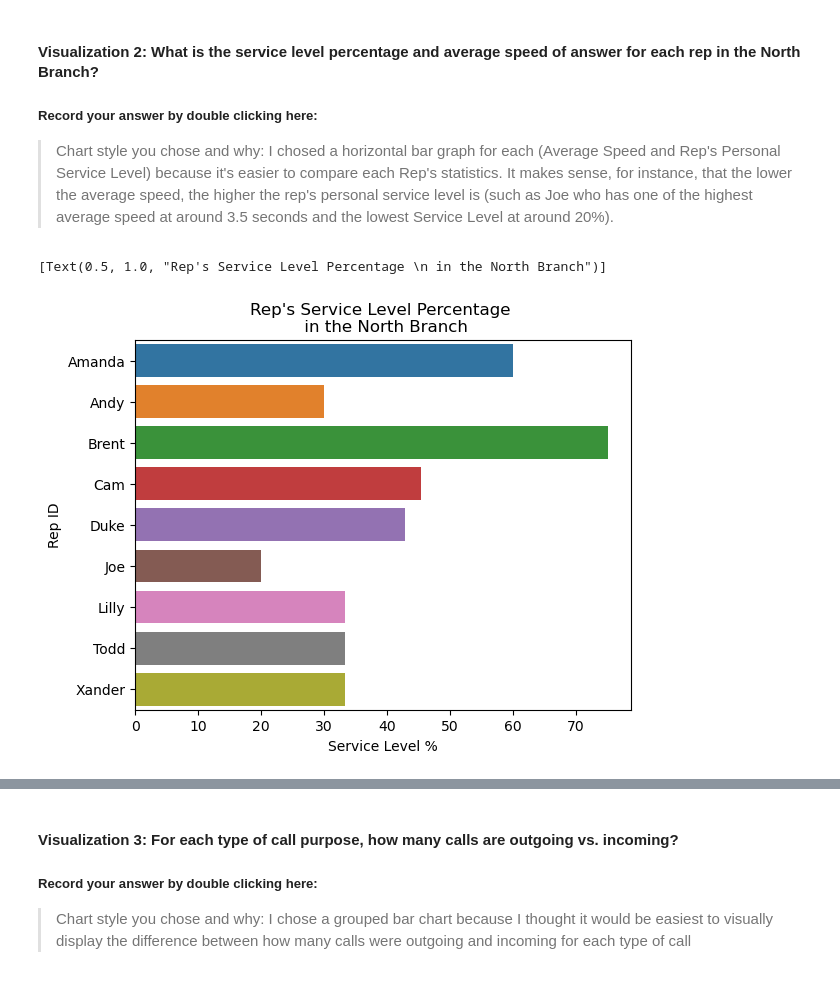
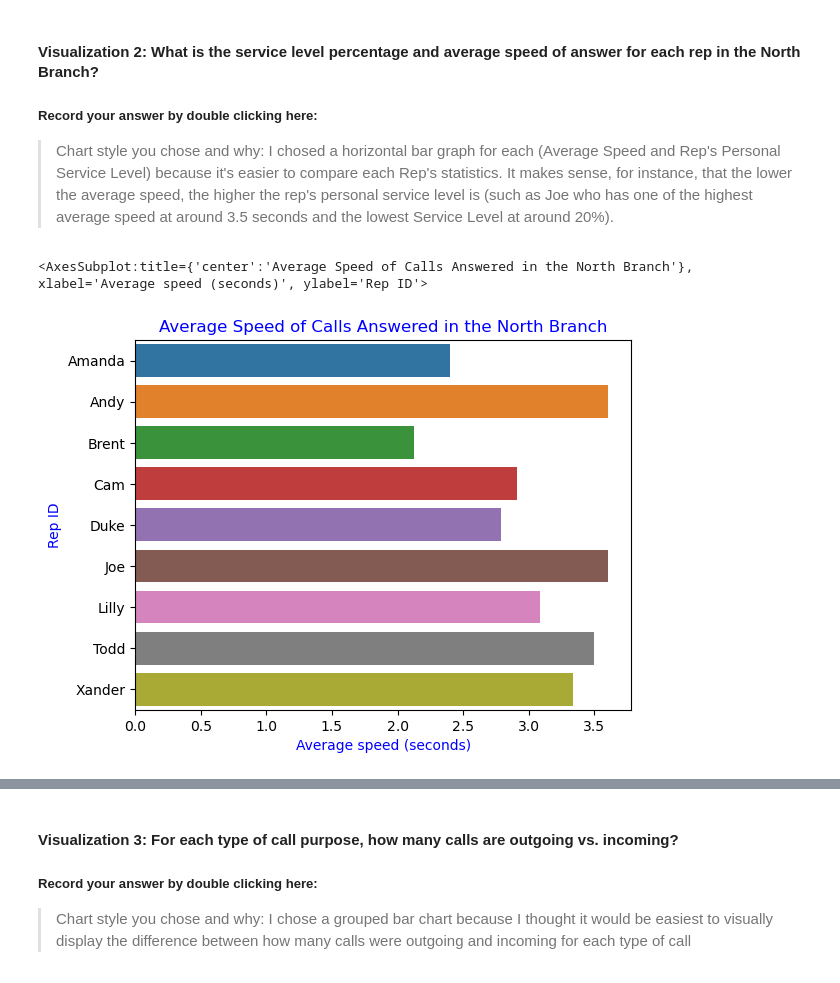
Before and after one commit to odelmas-sci/call-center-cleanup-assignment-2, a Jupyter notebook: Call_Center_Cleanup.ipynb, the cells around one changed output, grey strips where cells are left out. Cells and saved outputs as stored; diff of their text form; code cells hidden in the pictures.

```diff
--- a/Call_Center_Cleanup.ipynb
+++ b/Call_Center_Cleanup.ipynb
@@ -583,39 +448,38 @@ abandonment_chart
 # %%
 # Create visualization 2 here
 # north_plt contains the data you need for the average speed of answer of each rep
 
 north_plt = north_df.groupby("Rep ID")["Incoming Wait Time"].mean().to_frame().reset_index()
 
 # Finding each Rep's Personal Service Level Percentage.  Basically, Calls within 2 secs / total calls
 
 # Table 1: Total Incoming calls less than 2 seconds grouped by Rep
 quick_calls = north_df[north_df["Incoming Wait Time"] <= 2.0]
 quick_reps = quick_calls[["Rep ID", "Calls"]]
 quick_stats = quick_reps.groupby(["Rep ID"]).sum()  # Final Table
 
 
 # Table 2: Total Incoming Calls Only grouped by Rep
 total_calls_in = north_df[north_df["Incoming or Outgoing"] == "Incoming"]
 rep_calls = total_calls_in[["Rep ID", "Calls"]]
 total_stats = rep_calls.groupby(["Rep ID"]).sum() # Final Table
 
 #  Table 3: Service Level Percentage created via merge
 service_level = pd.merge(quick_stats, total_stats, on="Rep ID")
 service_level
 # Create Percentage Column in Table 3
 service_level["Service Level %"] = service_level["Calls_x"]/service_level["Calls_y"] * 100
 
-#quick_calls
-#total_stats
-#service_level
+#AVERAGE SPEED OF ANSWER GRAPH CODE
+north_plt
 
-
-#Your Code Here:
-service_level_df = pd.DataFrame(service_level).reset_index()
-service_level_df
-
-service_level_chart = sns.barplot(x = service_level_df["Service Level %"], y = service_level_df["Rep ID"])
-service_level_chart.set(title = "Rep's Service Level Percentage \n in the North Branch")
+x = north_plt["Rep ID"]
+y = north_plt["Incoming Wait Time"]
+avg_speed_bar = sns.barplot(y = north_plt["Rep ID"], x = north_plt["Incoming Wait Time"])
+plt.title("Average Speed of Calls Answered in the North Branch", color = "blue")
+plt.xlabel("Average speed (seconds)", color = "blue")
+plt.ylabel("Rep ID", color = "blue")
+avg_speed_bar
 # %% [output]
-[Text(0.5, 1.0, "Rep's Service Level Percentage \n in the North Branch")]
+<AxesSubplot:title={'center':'Average Speed of Calls Answered in the North Branch'}, xlabel='Average speed (seconds)', ylabel='Rep ID'>
-[figure, old version]
+[figure, new version]
```
Also changed, not shown: parts of 37 cells of this notebook.
